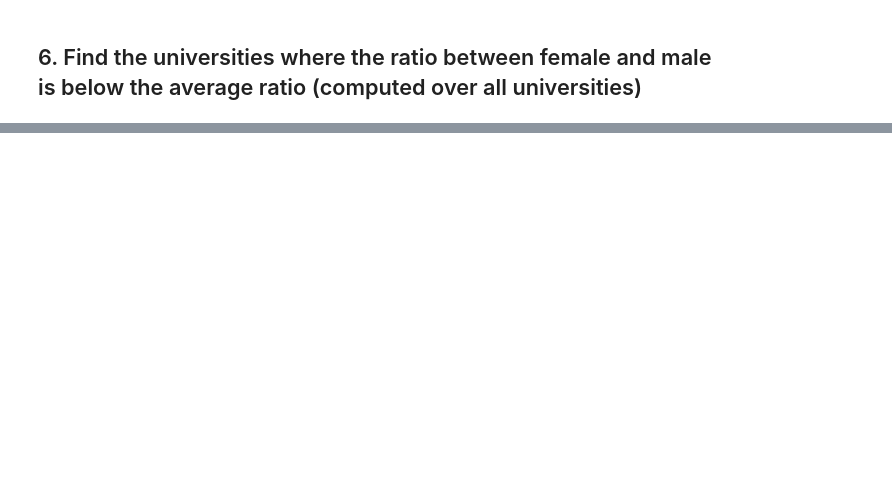
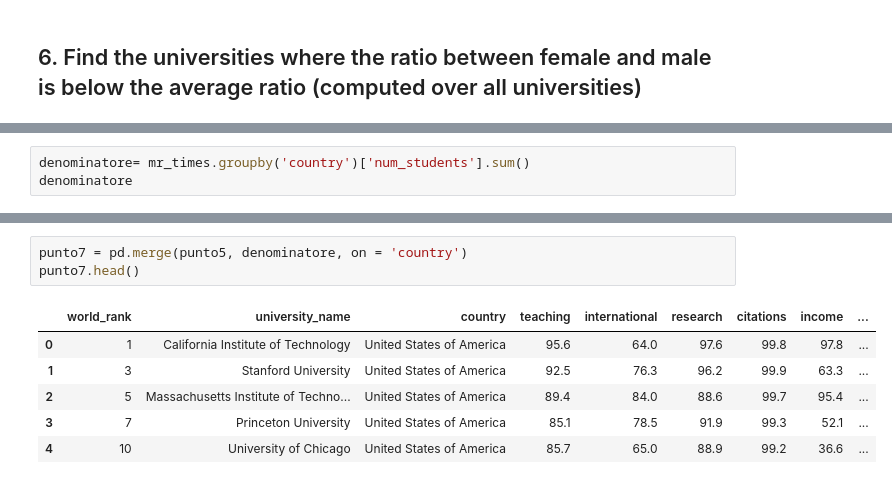
Before and after one commit to Vitorg-ux/Project2020, a Jupyter notebook: Progetto.ipynb, the cells around one changed output, grey strips where cells are left out. Drawn from its saved outputs; the diff is of its cells as text; blank space fills up the shorter version.

```diff
--- a/Progetto.ipynb
+++ b/Progetto.ipynb
@@ -282,0 +307,3 @@ inf
+# %%
+denominatore= mr_times.groupby('country')['num_students'].sum()
+denominatore
@@ -282,0 +324,10 @@ inf
+# %%
+punto7 = pd.merge(punto5, denominatore, on = 'country')
+punto7.head()
+# %% [output]
+|  | world_rank | university_name | country | teaching | international | research | citations | income | ... |
+| 0 | 1 | California Institute of Technology | United States of America | 95.6 | 64.0 | 97.6 | 99.8 | 97.8 | ... |
+| 1 | 3 | Stanford University | United States of America | 92.5 | 76.3 | 96.2 | 99.9 | 63.3 | ... |
+| 2 | 5 | Massachusetts Institute of Techno... | United States of America | 89.4 | 84.0 | 88.6 | 99.7 | 95.4 | ... |
+| 3 | 7 | Princeton University | United States of America | 85.1 | 78.5 | 91.9 | 99.3 | 52.1 | ... |
+| 4 | 10 | University of Chicago | United States of America | 85.7 | 65.0 | 88.9 | 99.2 | 36.6 | ... |
```
Also changed, not shown: parts of 45 cells of this notebook.
